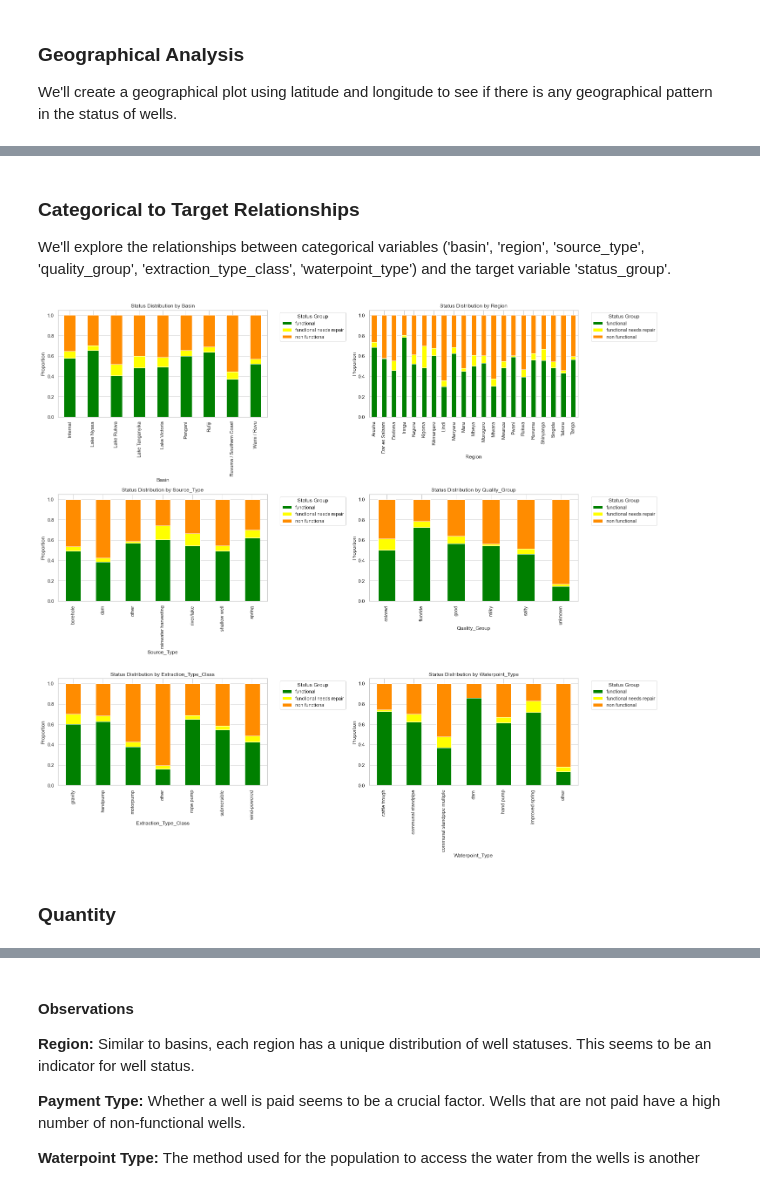
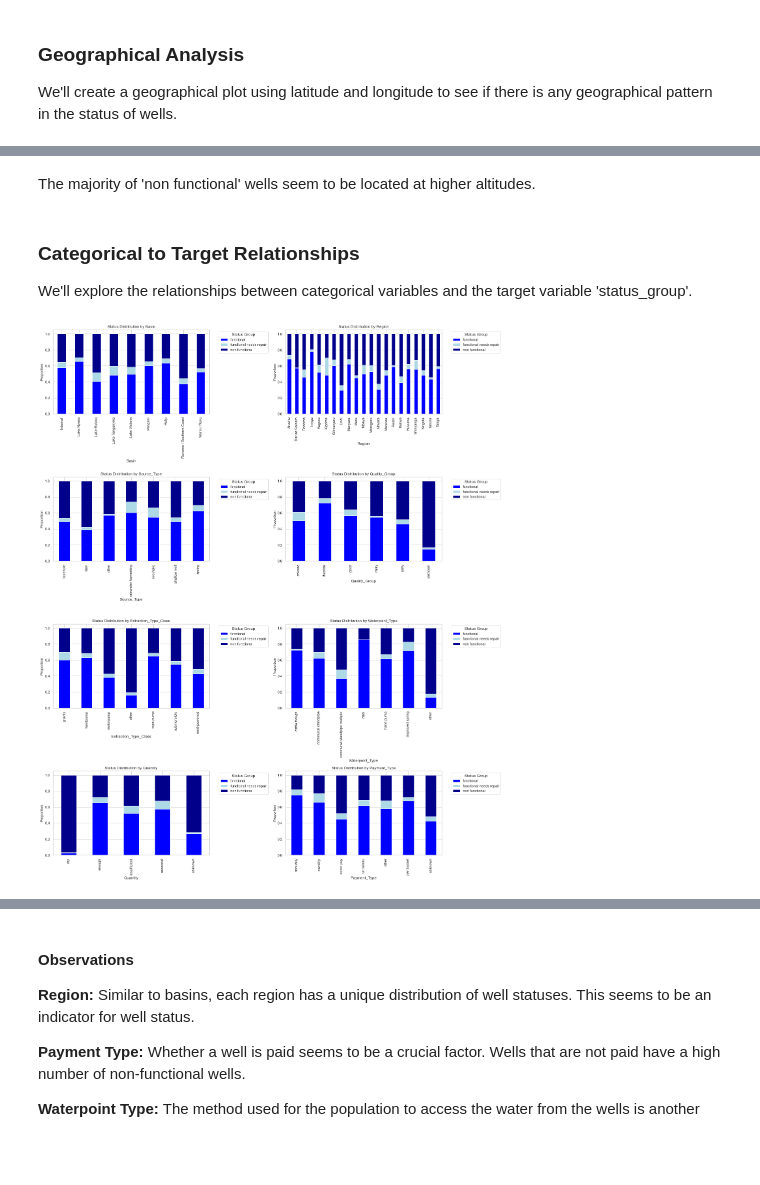
Before and after one commit to GoknurK/Tanzania-Water-Wells-Status-Prediction, a Jupyter notebook: well_detection_ML_algorithms.ipynb, the cells around one changed output, grey strips where cells are left out. Saved outputs shown, nothing was run; the diff lists cells and outputs as text; code cells hidden in the pictures; blank space fills up the shorter version.

```diff
--- a/well_detection_ML_algorithms.ipynb
+++ b/well_detection_ML_algorithms.ipynb
@@ -622,39 +657,38 @@ plt.show()
+# %% [markdown]
+The majority of 'non functional' wells seem to be located at higher altitudes.
 # %% [markdown]
 ### Categorical to Target Relationships
-We'll explore the relationships between categorical variables ('basin', 'region', 'source_type', 'quality_group', 'extraction_type_class', 'waterpoint_type') and the target variable 'status_group'.
+We'll explore the relationships between categorical variables and the target variable 'status_group'.
 # %%
 import math
 
-# Adding 'waterpoint_type' to the list of categorical variables
-categorical_vars = ['basin', 'region', 'source_type', 'quality_group', 'extraction_type_class', 'waterpoint_type']
+categorical_vars = ['basin', 'region', 'source_type', 'quality_group', 'extraction_type_class', 'waterpoint_type', 'quantity', 'payment_type']
 
 # Define custom colors for each status
-color_map = {'functional': 'green', 'non functional': 'darkorange', 'functional needs repair': 'yellow'}
+color_map = {'functional': 'blue', 'non functional': 'darkblue', 'functional needs repair': 'lightblue'}
 
 # Determine the number of rows needed for the subplot (2 plots per row)
 num_vars = len(categorical_vars)
 num_rows = math.ceil(num_vars / 2)
 
 # Creating subplots for each categorical variable
 fig, axes = plt.subplots(nrows=num_rows, ncols=2, figsize=(20, num_rows * 6))
 axes = axes.flatten()  # Flatten the axes array for easy iteration
 
 # Looping through the variables and creating a stacked bar plot for each
 for i, var in enumerate(categorical_vars):
     # Creating a crosstab for the variable and status_group
     crosstab = pd.crosstab(master_data[var], master_data['status_group'], normalize='index')
 
     # Creating a stacked bar plot with custom colors
     crosstab.plot(kind='bar', stacked=True, color=[color_map[status] for status in crosstab.columns], ax=axes[i])
     axes[i].set_title(f'Status Distribution by {var.title()}')
     axes[i].set_xlabel(var.title())
     axes[i].set_ylabel('Proportion')
     axes[i].legend(title='Status Group', bbox_to_anchor=(1.05, 1), loc='upper left')
 
 # Adjust the layout
 plt.tight_layout()
 plt.show()
 # %% [output]
-[figure, old version]
+[figure, new version]
-# %% [markdown]
-### Quantity
```
Also changed, not shown: parts of 20 cells of this notebook, 1 other file.
